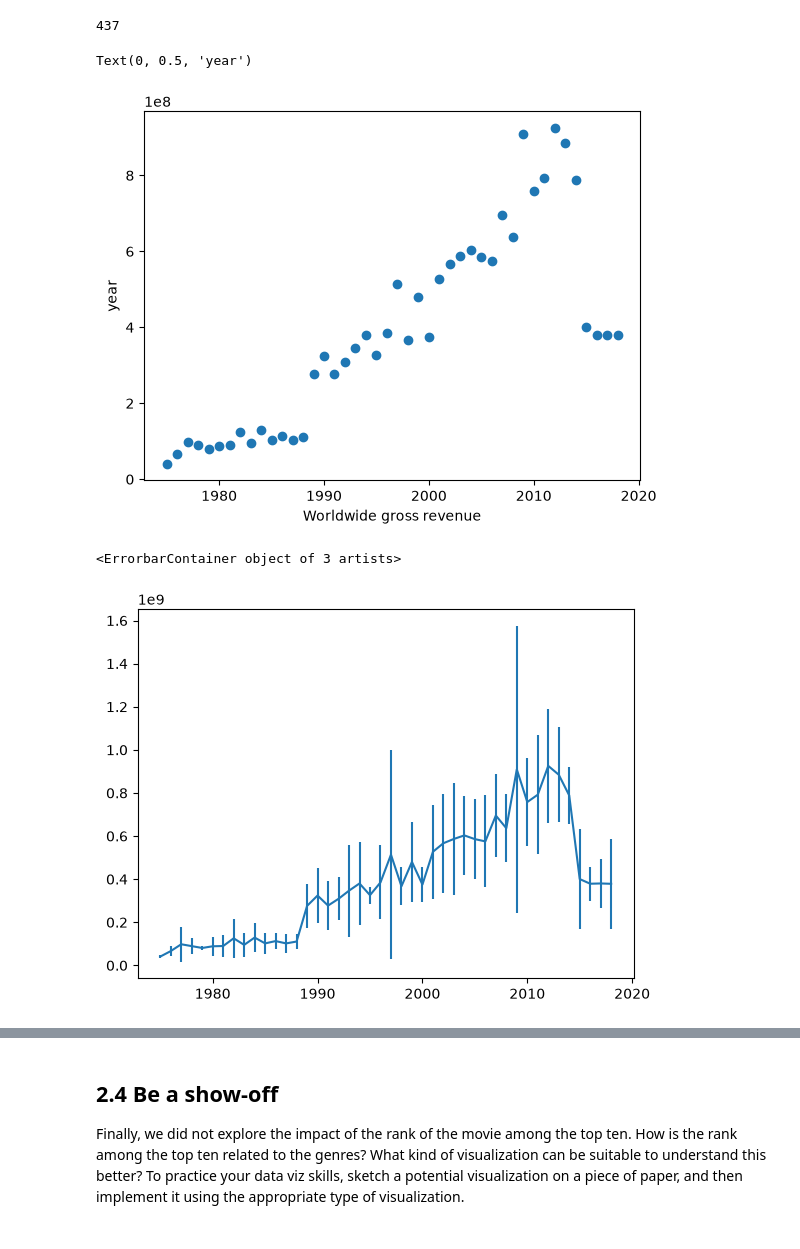
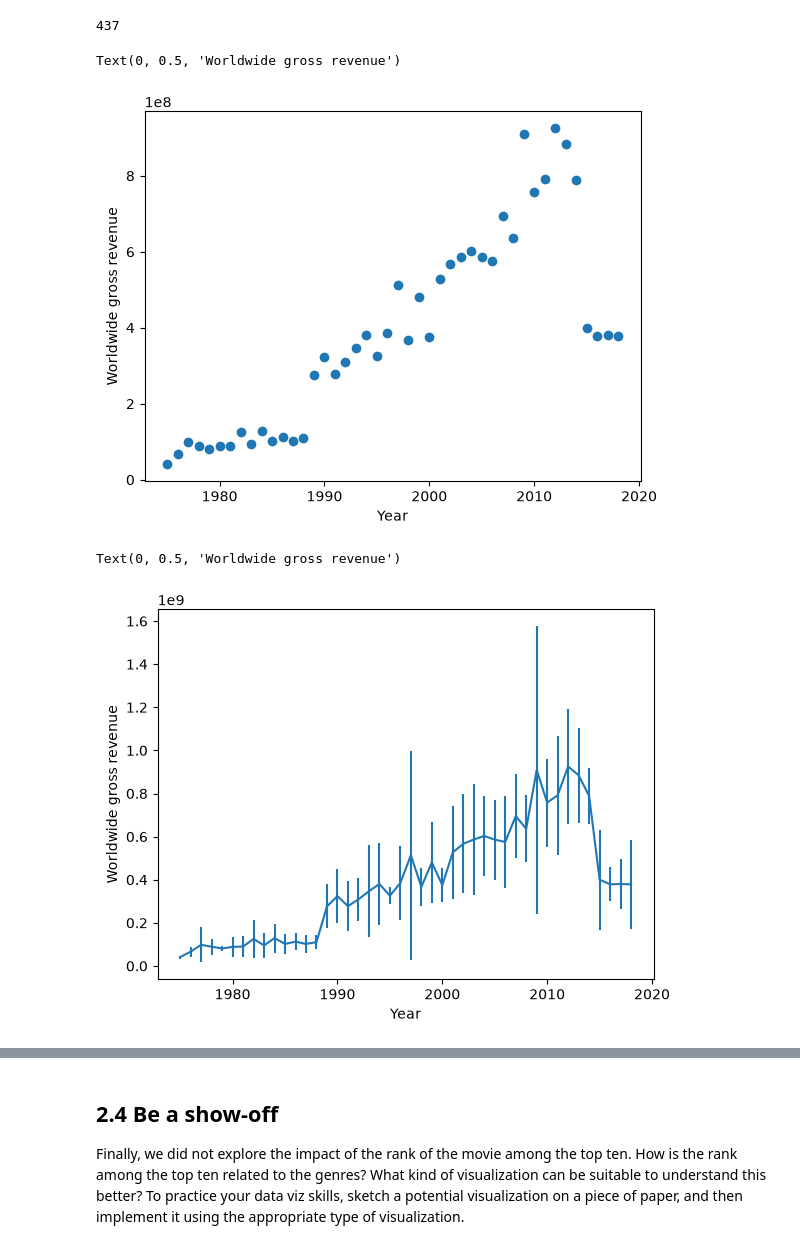
Before and after one commit to mt-tschudin/ADA2026, a Jupyter notebook: Exercises/02 - Data viz and data from the web/Becoming a DataVizard exercise.ipynb, the cells around one changed output, grey strips where cells are left out. Drawn from its saved outputs; the diff is of its cells as text; code cells hidden in the pictures.

```diff
--- a/Exercises/02 - Data viz and data from the web/Becoming a DataVizard exercise.ipynb
+++ b/Exercises/02 - Data viz and data from the web/Becoming a DataVizard exercise.ipynb
@@ -205,13 +205,15 @@ len(movies['year'])
 # Write your code to make plot with errorbars here
 plt.scatter(mean.index, mean)
 
-plt.xlabel('Worldwide gross revenue')
-plt.ylabel('year')
+plt.xlabel('Year')
+plt.ylabel('Worldwide gross revenue')
 # %% [output]
-Text(0, 0.5, 'year')
+Text(0, 0.5, 'Worldwide gross revenue')
-[figure, old version]
+[figure, new version]
 # %%
 plt.errorbar(mean.index, mean, std)
+plt.xlabel('Year')
+plt.ylabel('Worldwide gross revenue')
 # %% [output]
-<ErrorbarContainer object of 3 artists>
+Text(0, 0.5, 'Worldwide gross revenue')
-[figure, old version]
+[figure, new version]
```
Also changed, not shown: parts of 9 cells of this notebook, 2 other files.
